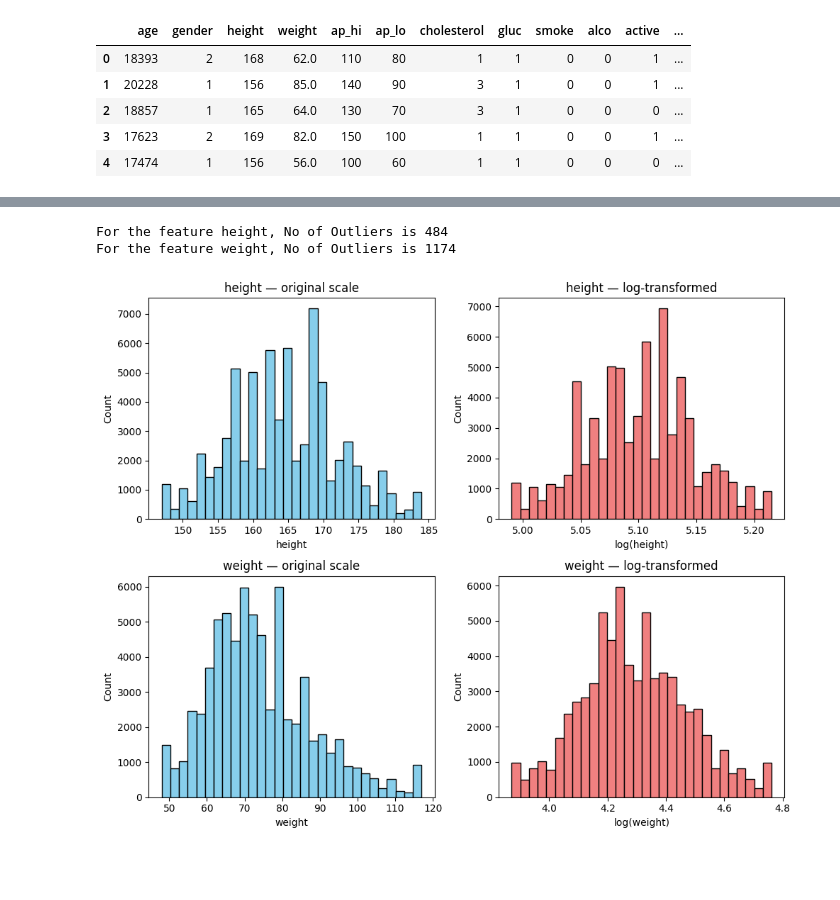
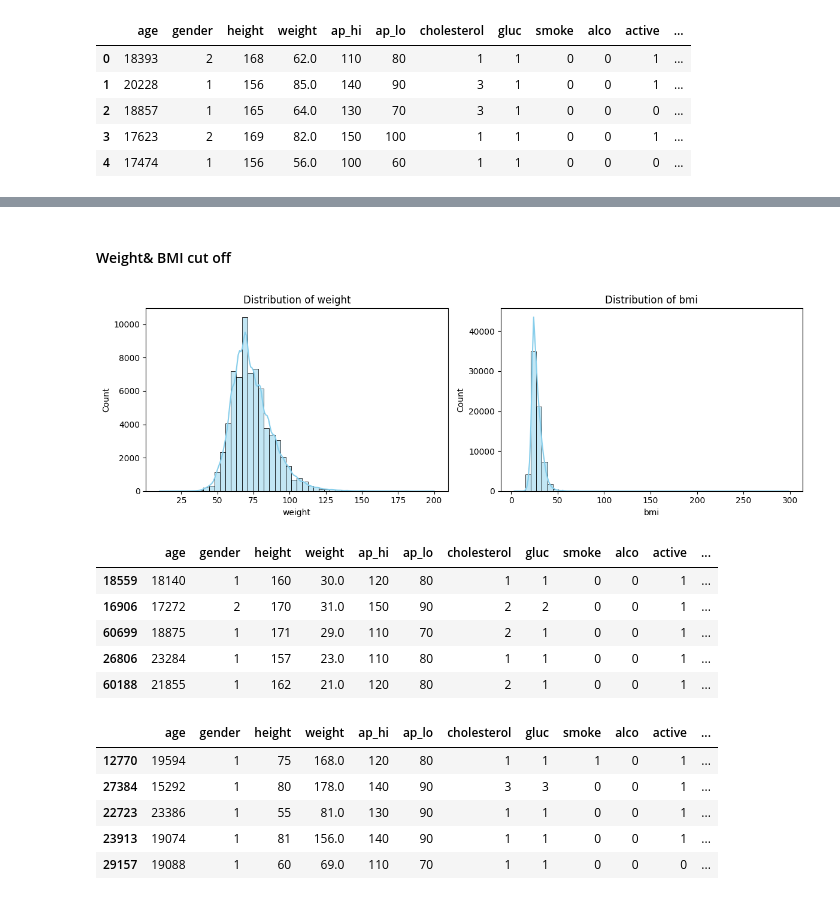
Before and after one commit to lizabguercho/DI_Final_Project_CVD, a Jupyter notebook: Final_project.ipynb, the cells around one changed output, grey strips where cells are left out. Drawn from its saved outputs; the diff is of its cells as text; code cells hidden in the pictures; blank space fills up the shorter version.

```diff
--- a/Final_project.ipynb
+++ b/Final_project.ipynb
@@ -15,3 +20,6 @@ DATASET_NAME.parent / "train.csv"
 PosixPath('/Users/lizarabkina/PythonProjects/Cardio/data/train.csv')
 # %%
 df = pd.read_csv(DATASET_NAME, sep=";")
+# %%
+original_df = df.copy()
+original_df.shape
@@ -17,0 +28,2 @@ df = pd.read_csv(DATASET_NAME, sep=";")
+# %%
+df = original_df.copy() # working df
@@ -164,7 +168,7 @@ Observation: Positive class (cardio disease) = 49.7% -> mild imbalance.
 # %% [markdown]
 - Convert age to years and create BMI
 # %%
-df["age_years"]= (df["age"] / 365.25).round(1)
+df["age_years"]= (df["age"] / 365).round().astype(int)
 df["bmi"] = (df["weight"] / (df["height"]/100)**2).round(1)
 # %%
 df.head()
@@ -262,35 +264,55 @@ print("Kept:", clean.shape, "Removed:", df.shape[0]-clean.shape[0])
 #         n_outliers = ((df[col] < lower) | (df[col] > upper)).sum()
 #         print(f"{col:<10}: {n_outliers} outliers")
 # %%
-outline_free_df = df.copy()
-outline_free_df[['height', 'weight']] = np.log(outline_free_df[['height', 'weight']])
-outliers(outline_free_df[['height', 'weight']])
+# outline_free_df = df.copy()
+# outline_free_df[['height', 'weight']] = np.log(outline_free_df[['height', 'weight']])
+# outliers(outline_free_df[['height', 'weight']])
-# %% [output]
-For the feature height, No of Outliers is 484
-For the feature weight, No of Outliers is 1174
 # %%
-import numpy as np
-import matplotlib.pyplot as plt
+# import numpy as np
+# import matplotlib.pyplot as plt
 
-# pick the columns you want to visualize
-cols = ["height", "weight"]
+# # pick the columns you want to visualize
+# cols = ["height", "weight"]
 
-fig, axes = plt.subplots(len(cols), 2, figsize=(10, 4*len(cols)))
+# fig, axes = plt.subplots(len(cols), 2, figsize=(10, 4*len(cols)))
 
-for i, col in enumerate(cols):
-    # original
-    axes[i, 0].hist(df[col], bins=30, color="skyblue", edgecolor="black")
-    axes[i, 0].set_title(f"{col} — original scale")
-    axes[i, 0].set_xlabel(col)
-    axes[i, 0].set_ylabel("Count")
+# for i, col in enumerate(cols):
+#     # original
+#     axes[i, 0].hist(df[col], bins=30, color="skyblue", edgecolor="black")
+#     axes[i, 0].set_title(f"{col} — original scale")
+#     axes[i, 0].set_xlabel(col)
+#     axes[i, 0].set_ylabel("Count")
 
-    # log-transformed
-    axes[i, 1].hist(np.log(df[col]), bins=30, color="lightcoral", edgecolor="black")
-    axes[i, 1].set_title(f"{col} — log-transformed")
-    axes[i, 1].set_xlabel(f"log({col})")
-    axes[i, 1].set_ylabel("Count")
+#     # log-transformed
+#     axes[i, 1].hist(np.log(df[col]), bins=30, color="lightcoral", edgecolor="black")
+#     axes[i, 1].set_title(f"{col} — log-transformed")
+#     axes[i, 1].set_xlabel(f"log({col})")
+#     axes[i, 1].set_ylabel("Count")
 
-plt.tight_layout()
-plt.show()
+# plt.tight_layout()
+# plt.show()
-# %% [output]
-[figure, removed]
+# %% [markdown]
+#### Weight& BMI cut off
+# %%
+plot_hist(df,["weight","bmi"])
+# %% [output]
+[figure, added]
+# %%
+pd.set_option('display.max_rows', None)
+df[df["bmi"]<12].sort_values(by = "bmi",ascending=False).head()
+# %% [output]
+|  | age | gender | height | weight | ap_hi | ap_lo | cholesterol | gluc | smoke | alco | active | ... |
+| 18559 | 18140 | 1 | 160 | 30.0 | 120 | 80 | 1 | 1 | 0 | 0 | 1 | ... |
+| 16906 | 17272 | 2 | 170 | 31.0 | 150 | 90 | 2 | 2 | 0 | 0 | 1 | ... |
+| 60699 | 18875 | 1 | 171 | 29.0 | 110 | 70 | 2 | 1 | 0 | 0 | 1 | ... |
+| 26806 | 23284 | 1 | 157 | 23.0 | 110 | 80 | 1 | 1 | 0 | 0 | 1 | ... |
+| 60188 | 21855 | 1 | 162 | 21.0 | 120 | 80 | 2 | 1 | 0 | 0 | 1 | ... |
+# %%
+df[df["bmi"]>60].sort_values(by = "bmi",ascending=False).head()
+# %% [output]
+|  | age | gender | height | weight | ap_hi | ap_lo | cholesterol | gluc | smoke | alco | active | ... |
+| 12770 | 19594 | 1 | 75 | 168.0 | 120 | 80 | 1 | 1 | 1 | 0 | 1 | ... |
+| 27384 | 15292 | 1 | 80 | 178.0 | 140 | 90 | 3 | 3 | 0 | 0 | 1 | ... |
+| 22723 | 23386 | 1 | 55 | 81.0 | 130 | 90 | 1 | 1 | 0 | 0 | 1 | ... |
+| 23913 | 19074 | 1 | 81 | 156.0 | 140 | 90 | 1 | 1 | 0 | 0 | 1 | ... |
+| 29157 | 19088 | 1 | 60 | 69.0 | 110 | 70 | 1 | 1 | 0 | 0 | 0 | ... |
```
Also changed, not shown: parts of 27 cells of this notebook, 2 other files.
